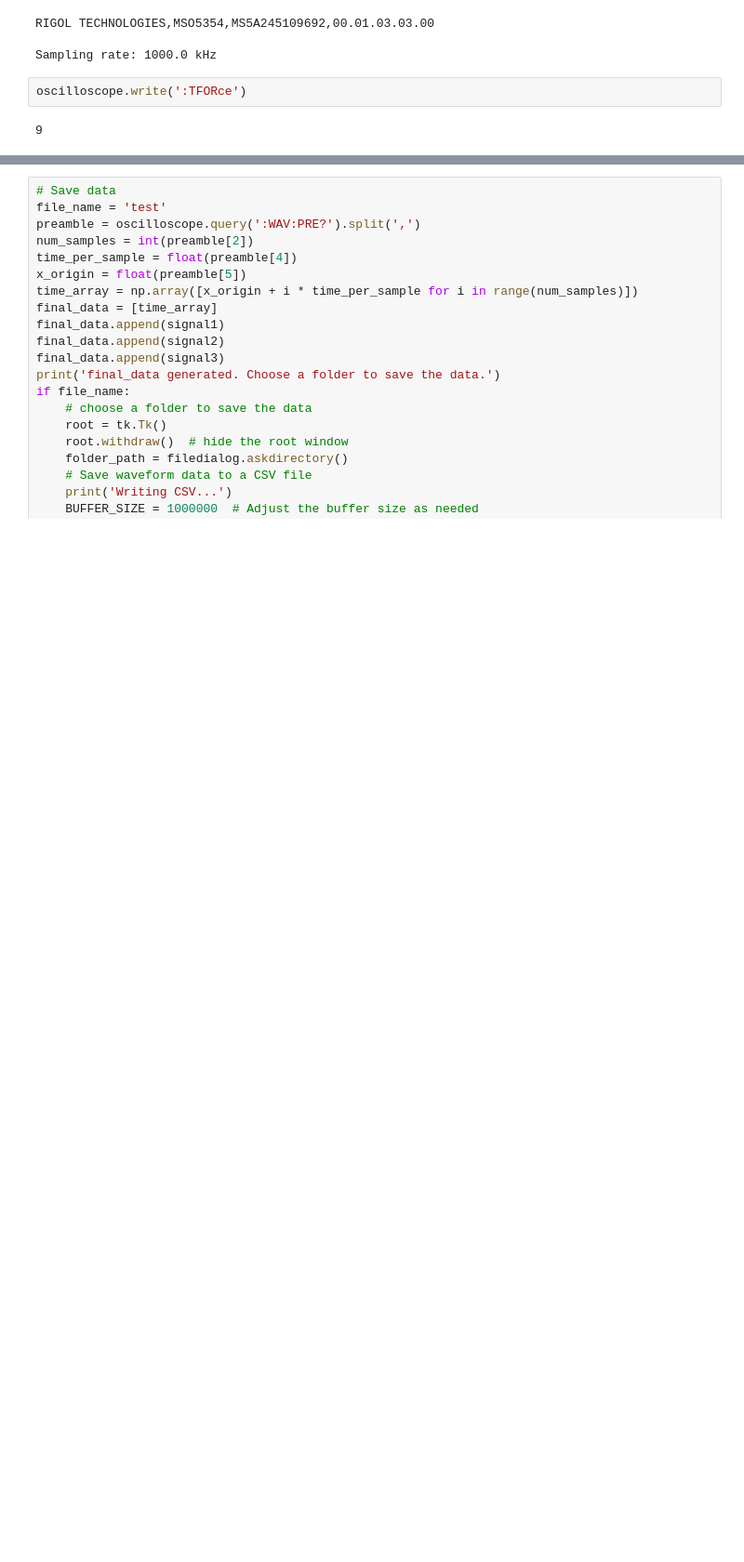
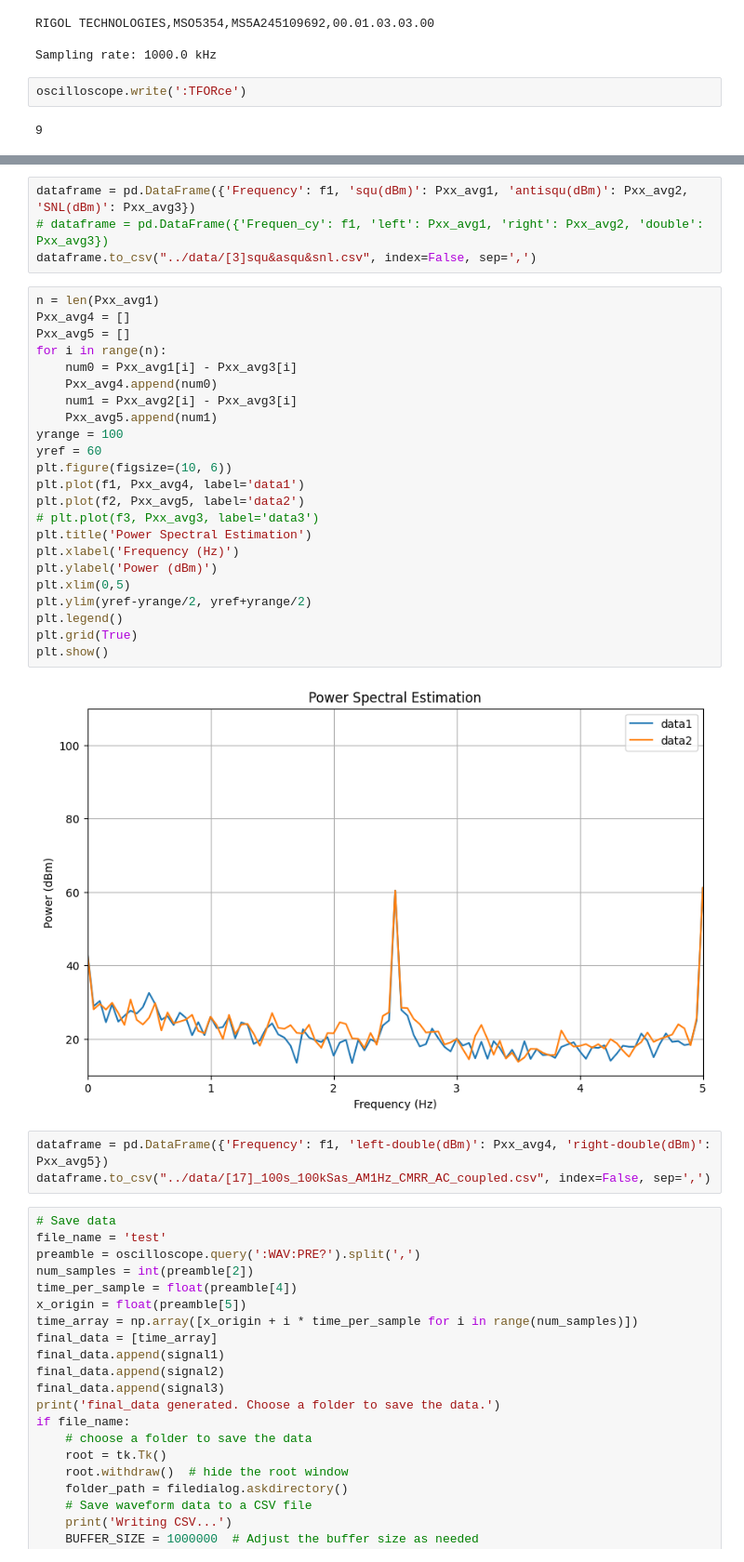
Before and after one commit to kiiichi/python-learning, a Jupyter notebook: DataAE/chip/periodogram_realtime.ipynb, the cells around one changed output, grey strips where cells are left out. Shown: that part at 93% size. Drawn from its saved outputs; the diff is of its cells as text; blank space fills up the shorter version.

```diff
--- a/DataAE/chip/periodogram_realtime.ipynb
+++ b/DataAE/chip/periodogram_realtime.ipynb
@@ -151,3 +145,35 @@ Sampling rate: 1000.0 kHz
+# %%
+dataframe = pd.DataFrame({'Frequency': f1, 'squ(dBm)': Pxx_avg1, 'antisqu(dBm)': Pxx_avg2, 'SNL(dBm)': Pxx_avg3})
+# dataframe = pd.DataFrame({'Frequen_cy': f1, 'left': Pxx_avg1, 'right': Pxx_avg2, 'double': Pxx_avg3})
+dataframe.to_csv("../data/[3]squ&asqu&snl.csv", index=False, sep=',')
+# %%
+n = len(Pxx_avg1)
+Pxx_avg4 = []
+Pxx_avg5 = []
+for i in range(n):
+    num0 = Pxx_avg1[i] - Pxx_avg3[i]
+    Pxx_avg4.append(num0)
+    num1 = Pxx_avg2[i] - Pxx_avg3[i]
+    Pxx_avg5.append(num1)
+yrange = 100
+yref = 60
+plt.figure(figsize=(10, 6))
+plt.plot(f1, Pxx_avg4, label='data1')
+plt.plot(f2, Pxx_avg5, label='data2')
+# plt.plot(f3, Pxx_avg3, label='data3')
+plt.title('Power Spectral Estimation')
+plt.xlabel('Frequency (Hz)')
+plt.ylabel('Power (dBm)')
+plt.xlim(0,5)
+plt.ylim(yref-yrange/2, yref+yrange/2)
+plt.legend()
+plt.grid(True)
+plt.show()
+# %% [output]
+[figure, added]
+# %%
+dataframe = pd.DataFrame({'Frequency': f1, 'left-double(dBm)': Pxx_avg4, 'right-double(dBm)': Pxx_avg5})
+dataframe.to_csv("../data/[17]_100s_100kSas_AM1Hz_CMRR_AC_coupled.csv", index=False, sep=',')
 # %%
 # Save data
 file_name = 'test'
```
Also changed, not shown: parts of 13 cells of this notebook, 1 other file.
